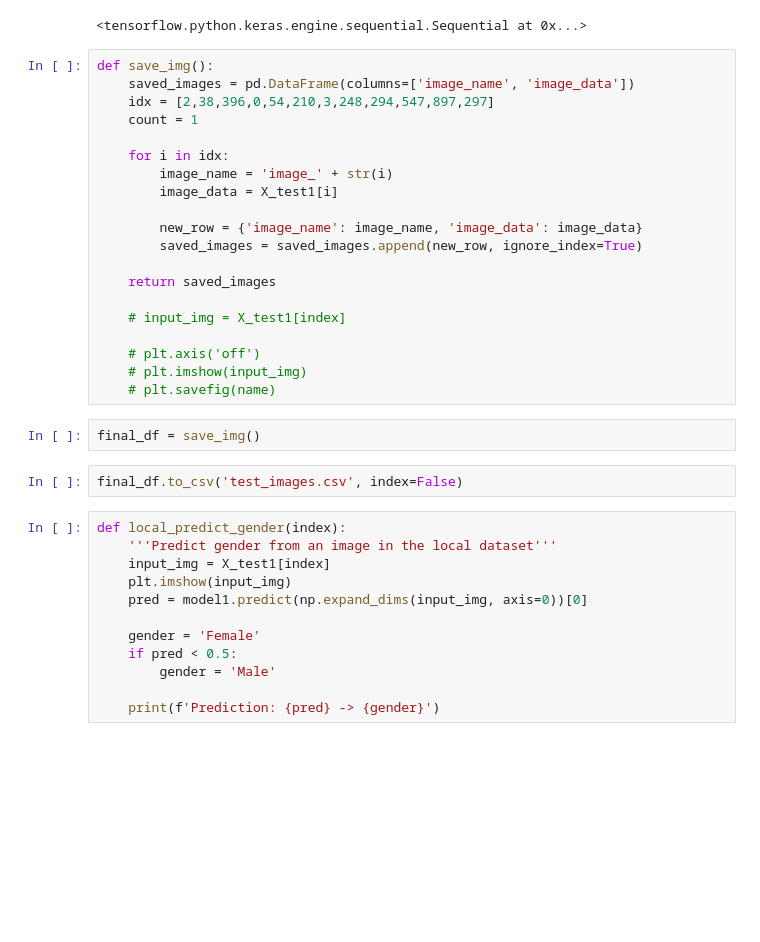
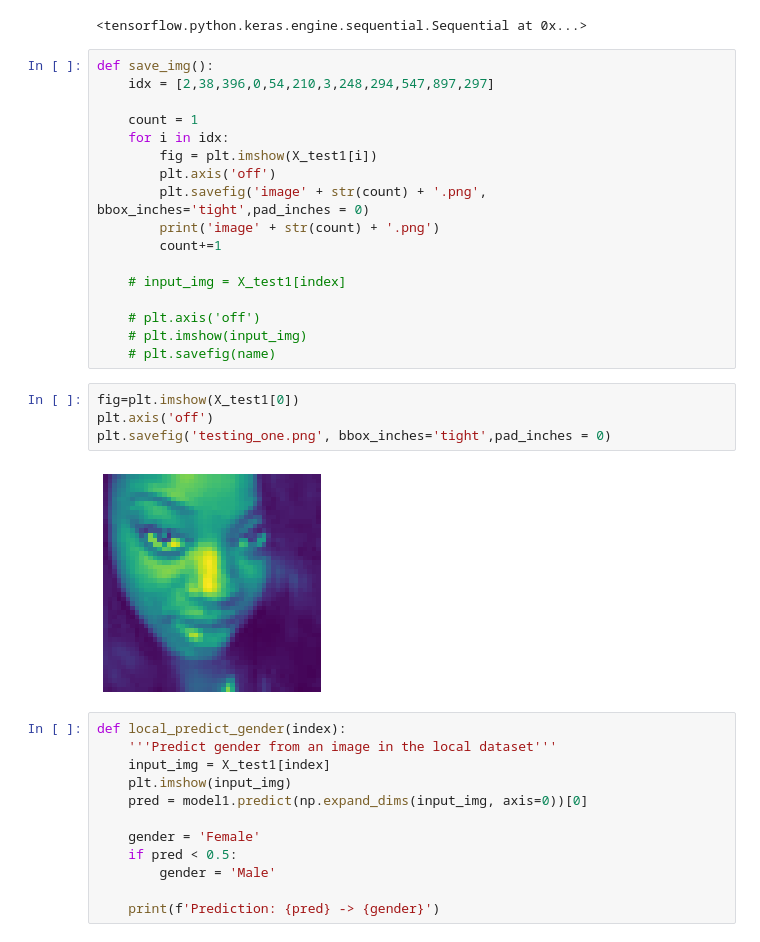
Before and after one commit to Real-VeerSandhu/Ethnicity-Age-Prediction, a Jupyter notebook: main_notebook.ipynb, the cells around one changed output. Saved outputs shown, nothing was run; the diff lists cells and outputs as text; blank space fills up the shorter version.

```diff
--- a/main_notebook.ipynb
+++ b/main_notebook.ipynb
@@ -191,28 +191,27 @@ model1
 <tensorflow.python.keras.engine.sequential.Sequential at 0x...>
 # %%
 def save_img():
-    saved_images = pd.DataFrame(columns=['image_name', 'image_data'])
     idx = [2,38,396,0,54,210,3,248,294,547,897,297]
+
     count = 1
-
     for i in idx:
-        image_name = 'image_' + str(i)
-        image_data = X_test1[i]
-
-        new_row = {'image_name': image_name, 'image_data': image_data}
-        saved_images = saved_images.append(new_row, ignore_index=True)
-
-    return saved_images
+        fig = plt.imshow(X_test1[i])
+        plt.axis('off')
+        plt.savefig('image' + str(count) + '.png', bbox_inches='tight',pad_inches = 0)
+        print('image' + str(count) + '.png')
+        count+=1
 
     # input_img = X_test1[index]
 
     # plt.axis('off')
     # plt.imshow(input_img)
     # plt.savefig(name)
-# %%
-final_df = save_img()
-# %%
-final_df.to_csv('test_images.csv', index=False)
+# %%
+fig=plt.imshow(X_test1[0])
+plt.axis('off')
+plt.savefig('testing_one.png', bbox_inches='tight',pad_inches = 0)
+# %% [output]
+[figure, added]
 # %%
 def local_predict_gender(index):
     '''Predict gender from an image in the local dataset'''
```
Also changed, not shown: 12 other files.
